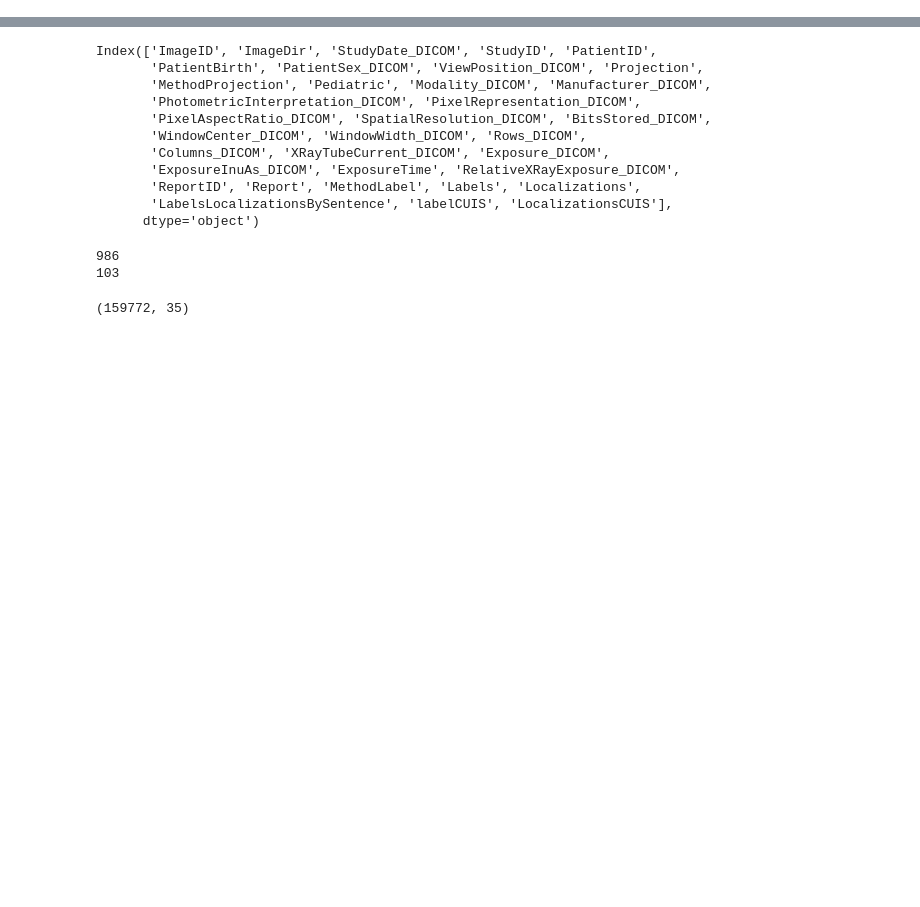
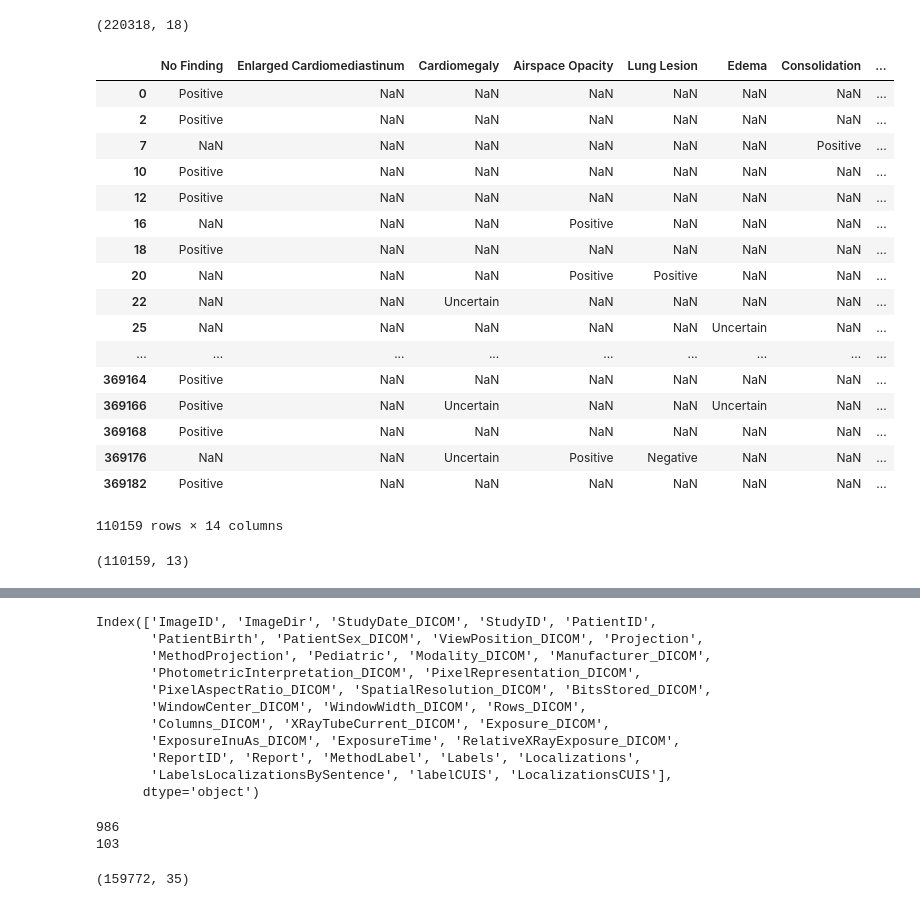
Before and after one commit to momih/lateral-view-analysis, a Jupyter notebook: analyze_labels.ipynb, the cells around one changed output, grey strips where cells are left out. Cells and saved outputs as stored; diff of their text form; code cells hidden in the pictures; blank space fills up the shorter version.

```diff
--- a/analyze_labels.ipynb
+++ b/analyze_labels.ipynb
@@ -8,0 +12,49 @@ tqdm.pandas()
+# %%
+cxr = pd.read_csv('./data/mimic-cxr.csv')
+cxr['patient'] = cxr.path.apply(lambda x: x.split("/")[1])
+cxr['study'] = cxr.path.apply(lambda x: x.split("/")[2])
+
+fl = {'frontal', 'lateral'}
+# %%
+both_FL = cxr.groupby(['patient', 'study']).filter(lambda x: set(x.view.tolist()) == fl)
+both_FL = both_FL.drop_duplicates(['patient', 'study', 'view'])
+# %%
+def replace(x):
+    if np.isnan(x):
+        return x
+    else:
+        d = {1.:'Positive', -1.:'Negative', 0.:'Uncertain'}
+        return d[x]
+# %%
+both_FL.shape
+# %% [output]
+(220318, 18)
+# %%
+frontal = both_FL.loc[both_FL.view == 'frontal'].copy()
+frontal = frontal.iloc[:, range(2,16)]
+frontal = frontal.applymap(replace)
+# %%
+frontal
+# %% [output]
+|  | No Finding | Enlarged Cardiomediastinum | Cardiomegaly | Airspace Opacity | Lung Lesion | Edema | Consolidation | ... |
+| 0 | Positive | NaN | NaN | NaN | NaN | NaN | NaN | ... |
+| 2 | Positive | NaN | NaN | NaN | NaN | NaN | NaN | ... |
+| 7 | NaN | NaN | NaN | NaN | NaN | NaN | Positive | ... |
+| 10 | Positive | NaN | NaN | NaN | NaN | NaN | NaN | ... |
+| 12 | Positive | NaN | NaN | NaN | NaN | NaN | NaN | ... |
+| 16 | NaN | NaN | NaN | Positive | NaN | NaN | NaN | ... |
+| 18 | Positive | NaN | NaN | NaN | NaN | NaN | NaN | ... |
+| 20 | NaN | NaN | NaN | Positive | Positive | NaN | NaN | ... |
+| 22 | NaN | NaN | Uncertain | NaN | NaN | NaN | NaN | ... |
+| 25 | NaN | NaN | NaN | NaN | NaN | Uncertain | NaN | ... |
+| ... | ... | ... | ... | ... | ... | ... | ... | ... |
+| 369164 | Positive | NaN | NaN | NaN | NaN | NaN | NaN | ... |
+| 369166 | Positive | NaN | Uncertain | NaN | NaN | Uncertain | NaN | ... |
+| 369168 | Positive | NaN | NaN | NaN | NaN | NaN | NaN | ... |
+| 369176 | NaN | NaN | Uncertain | Positive | Negative | NaN | NaN | ... |
+| 369182 | Positive | NaN | NaN | NaN | NaN | NaN | NaN | ... |
+110159 rows × 14 columns
+# %%
+frontal.shape
+# %% [output]
+(110159, 13)
```
Also changed, not shown: parts of 10 cells of this notebook, 3 other files.
